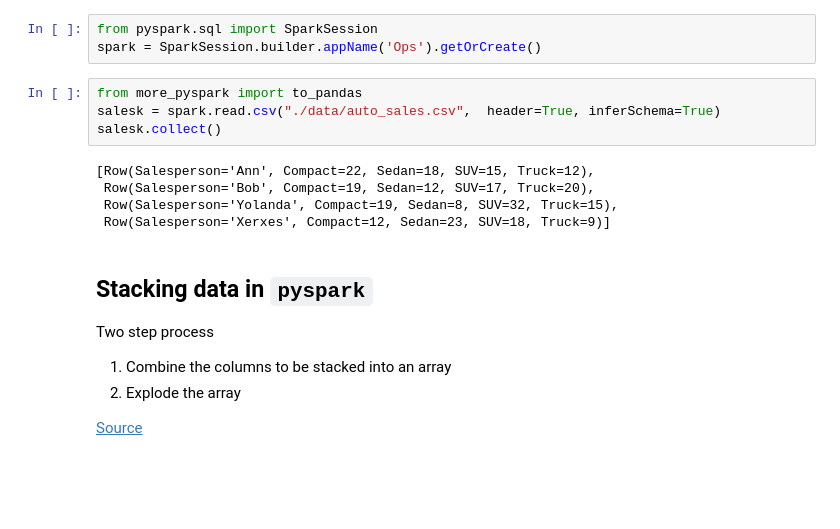
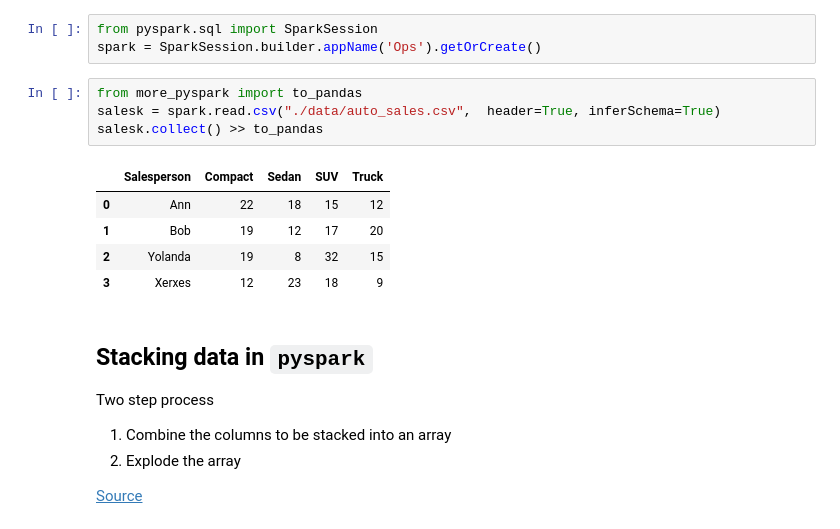
Before and after one commit to yardsale8/DSCI430, a Jupyter notebook: 2_6_3_stack_and_unstack_in_pyspark.ipynb, the cells around one changed output. Cells and saved outputs as stored; diff of their text form; blank space fills up the shorter version.

```diff
--- a/2_6_3_stack_and_unstack_in_pyspark.ipynb
+++ b/2_6_3_stack_and_unstack_in_pyspark.ipynb
@@ -15,12 +15,13 @@ spark = SparkSession.builder.appName('Ops').getOrCreate()
 # %%
 from more_pyspark import to_pandas
 salesk = spark.read.csv("./data/auto_sales.csv",  header=True, inferSchema=True)
-salesk.collect()
+salesk.collect() >> to_pandas
 # %% [output]
-[Row(Salesperson='Ann', Compact=22, Sedan=18, SUV=15, Truck=12),
- Row(Salesperson='Bob', Compact=19, Sedan=12, SUV=17, Truck=20),
- Row(Salesperson='Yolanda', Compact=19, Sedan=8, SUV=32, Truck=15),
- Row(Salesperson='Xerxes', Compact=12, Sedan=23, SUV=18, Truck=9)]
+|  | Salesperson | Compact | Sedan | SUV | Truck |
+| 0 | Ann | 22 | 18 | 15 | 12 |
+| 1 | Bob | 19 | 12 | 17 | 20 |
+| 2 | Yolanda | 19 | 8 | 32 | 15 |
+| 3 | Xerxes | 12 | 23 | 18 | 9 |
 # %% [markdown]
 ## Stacking data in `pyspark`
 
```
Also changed, not shown: parts of 3 cells of this notebook, 5 other files.
